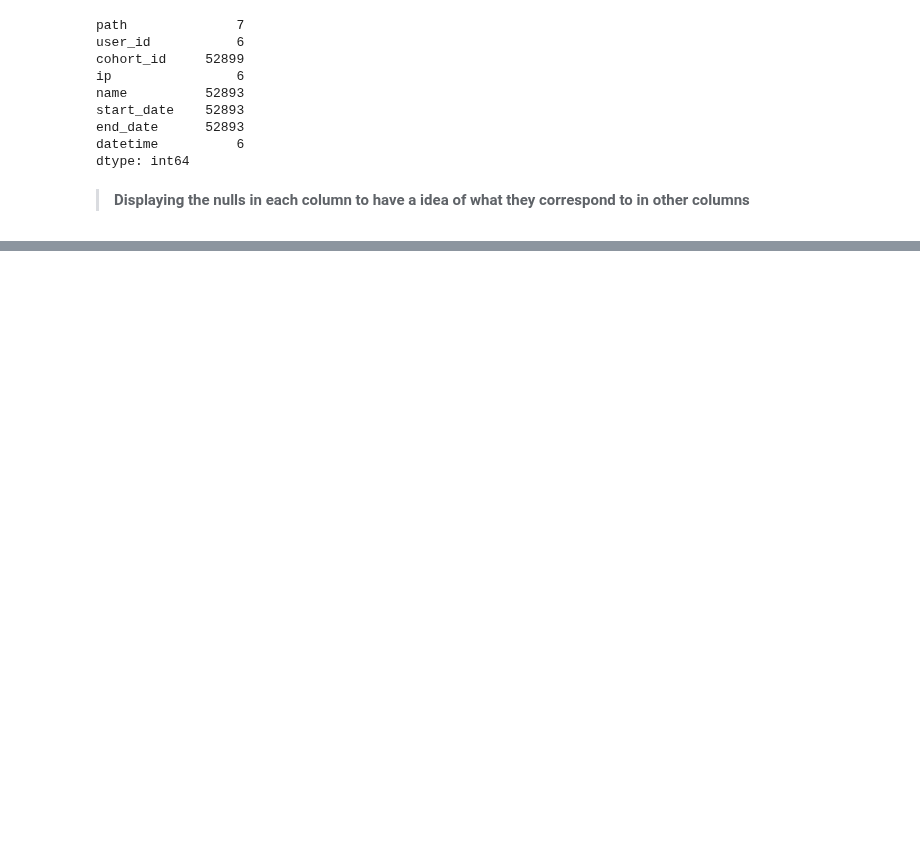
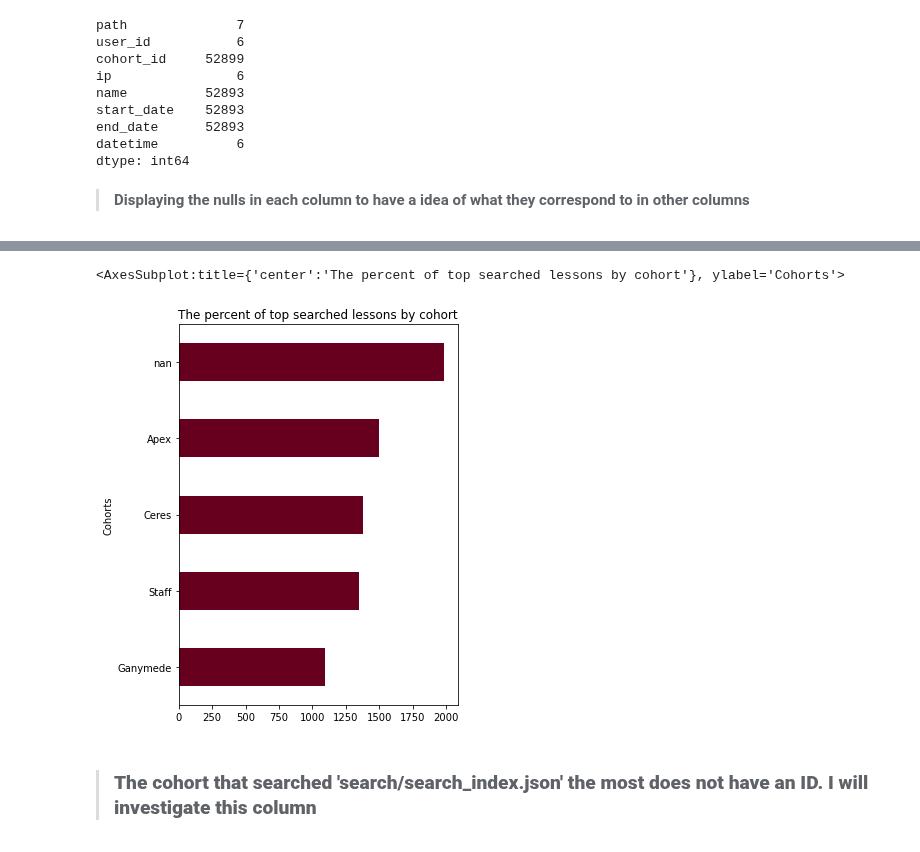
Before and after one commit to AACKV/anomaly_detection_project, a Jupyter notebook: arsenes_scratch_notebook.ipynb, the cells around one changed output, grey strips where cells are left out. Saved outputs shown, nothing was run; the diff lists cells and outputs as text; code cells hidden in the pictures; blank space fills up the shorter version.

```diff
--- a/arsenes_scratch_notebook.ipynb
+++ b/arsenes_scratch_notebook.ipynb
@@ -403,0 +354,5 @@ combined_df.groupby('name'== ).path.value_counts(normalize=True)
+# %%
+# Creating a new dataframe that contains only paths that are 'search/search_index.json'
+
+json_search = combined_df.loc[combined_df['path'].str.contains('search/search_index.json', case=True, na=True)]
+json_search.head()
@@ -403,0 +394,14 @@ combined_df.groupby('name'== ).path.value_counts(normalize=True)
+# %%
+# Plotting the top 5 searches
+
+json_search.name\
+.value_counts(dropna=False, ascending=True)\
+.tail(5).plot(kind='barh',
+              colormap='RdGy',
+              title= 'The percent of top searched lessons by cohort',
+              figsize=(5, 7), xlabel='Cohorts')
+# %% [output]
+<AxesSubplot:title={'center':'The percent of top searched lessons by cohort'}, ylabel='Cohorts'>
+[figure, added]
+# %% [markdown]
+>### **The cohort that searched 'search/search_index.json' the most does not have an ID. I will investigate this column**
```
Also changed, not shown: parts of 52 cells of this notebook.
